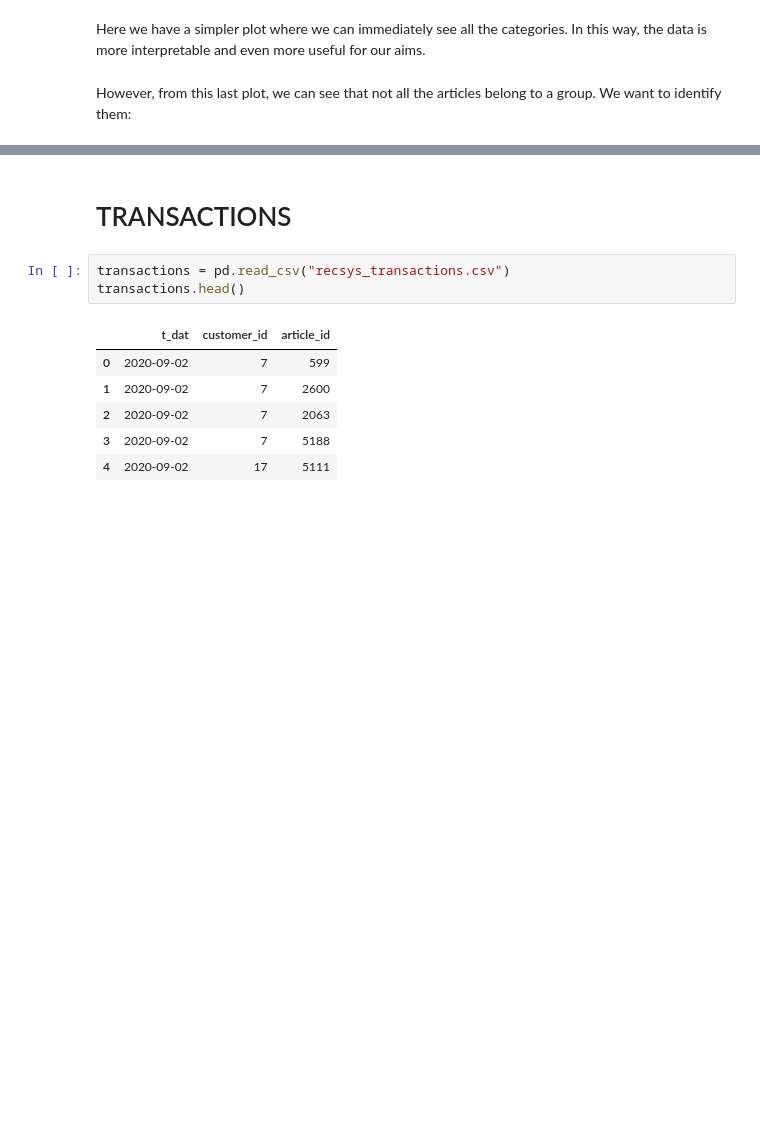
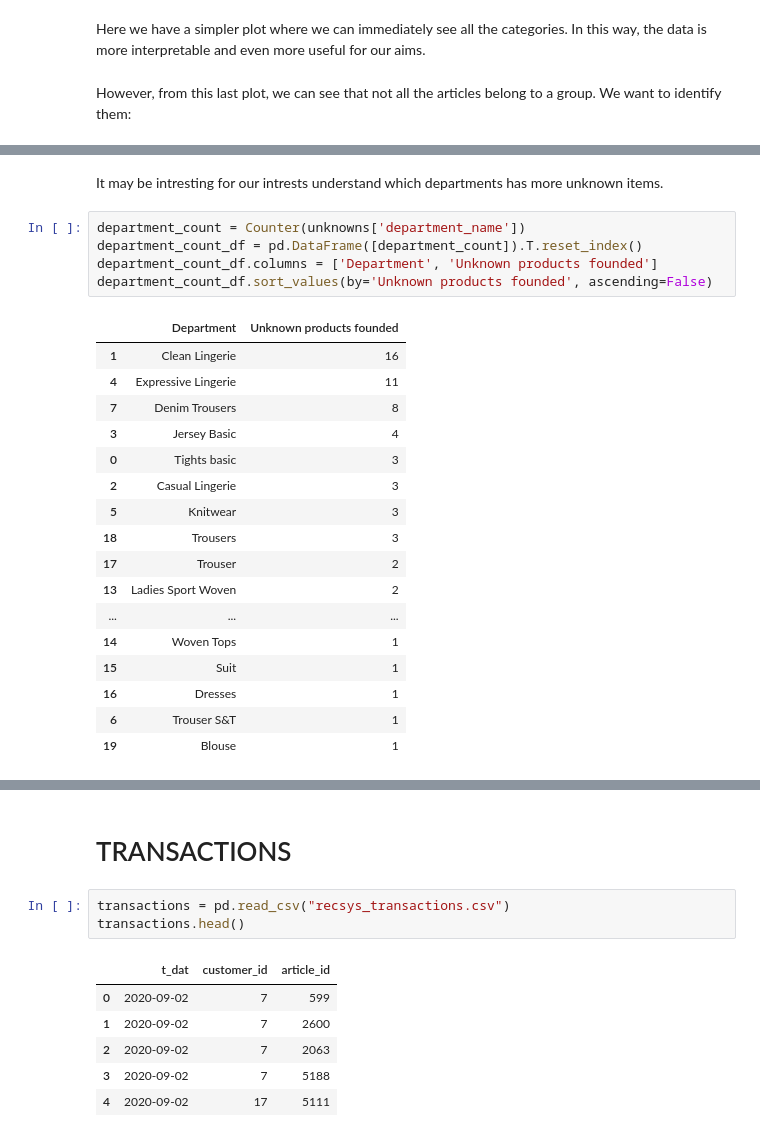
Before and after one commit to alessiabresolin/275601, a Jupyter notebook: project.ipynb, the cells around one changed output, grey strips where cells are left out. Drawn from its saved outputs; the diff is of its cells as text; blank space fills up the shorter version.

```diff
--- a/project.ipynb
+++ b/project.ipynb
@@ -401,0 +388,25 @@ articles.loc[articles['product_group_name'] == 'Unknown']
+# %% [markdown]
+It may be intresting for our intrests understand which departments has more unknown items.
+# %%
+department_count = Counter(unknowns['department_name'])
+department_count_df = pd.DataFrame([department_count]).T.reset_index()
+department_count_df.columns = ['Department', 'Unknown products founded']
+department_count_df.sort_values(by='Unknown products founded', ascending=False)
+# %% [output]
+|  | Department | Unknown products founded |
+| 1 | Clean Lingerie | 16 |
+| 4 | Expressive Lingerie | 11 |
+| 7 | Denim Trousers | 8 |
+| 3 | Jersey Basic | 4 |
+| 0 | Tights basic | 3 |
+| 2 | Casual Lingerie | 3 |
+| 5 | Knitwear | 3 |
+| 18 | Trousers | 3 |
+| 17 | Trouser | 2 |
+| 13 | Ladies Sport Woven | 2 |
+| ... | ... | ... |
+| 14 | Woven Tops | 1 |
+| 15 | Suit | 1 |
+| 16 | Dresses | 1 |
+| 6 | Trouser S&T | 1 |
+| 19 | Blouse | 1 |
```
Also changed, not shown: parts of 6 cells of this notebook.
